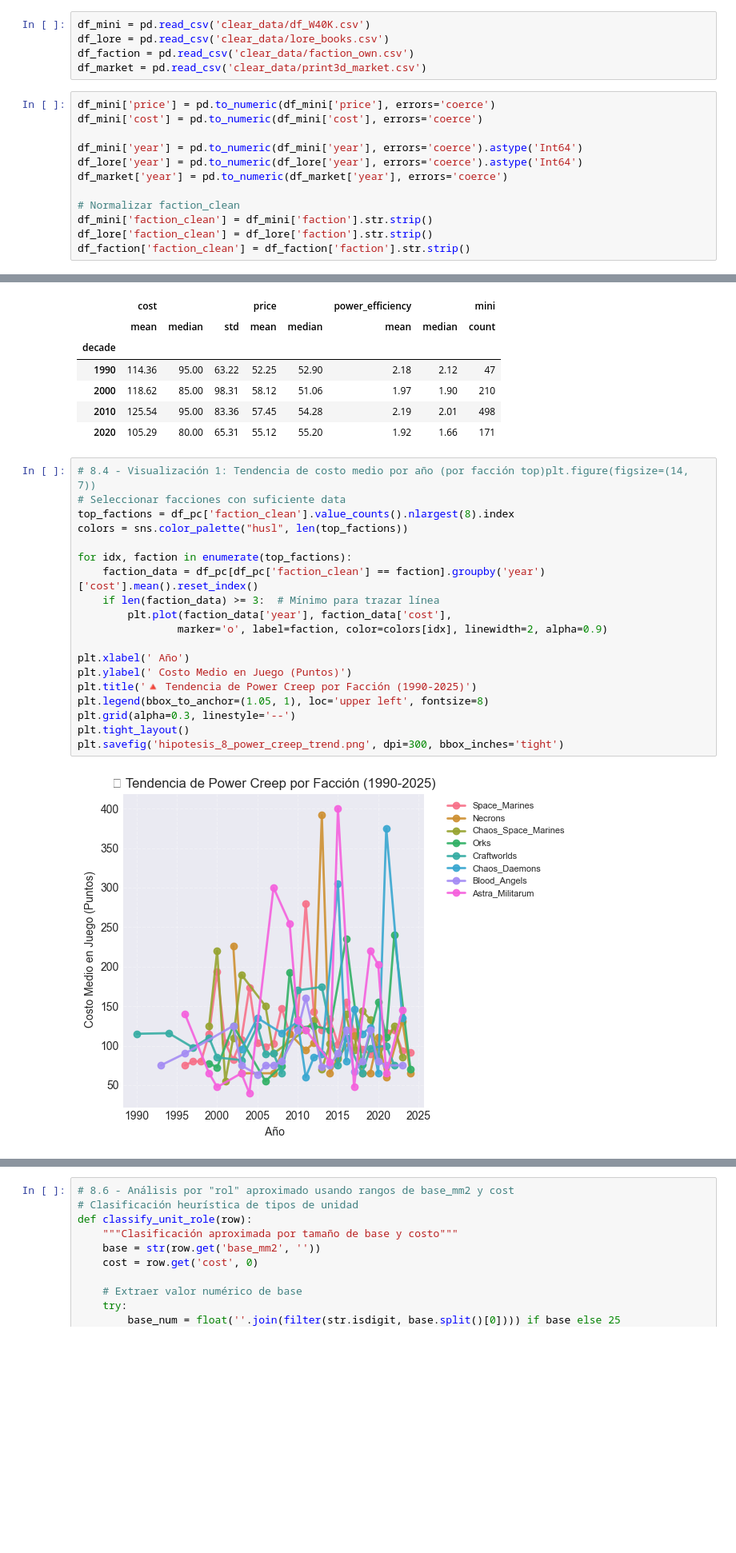
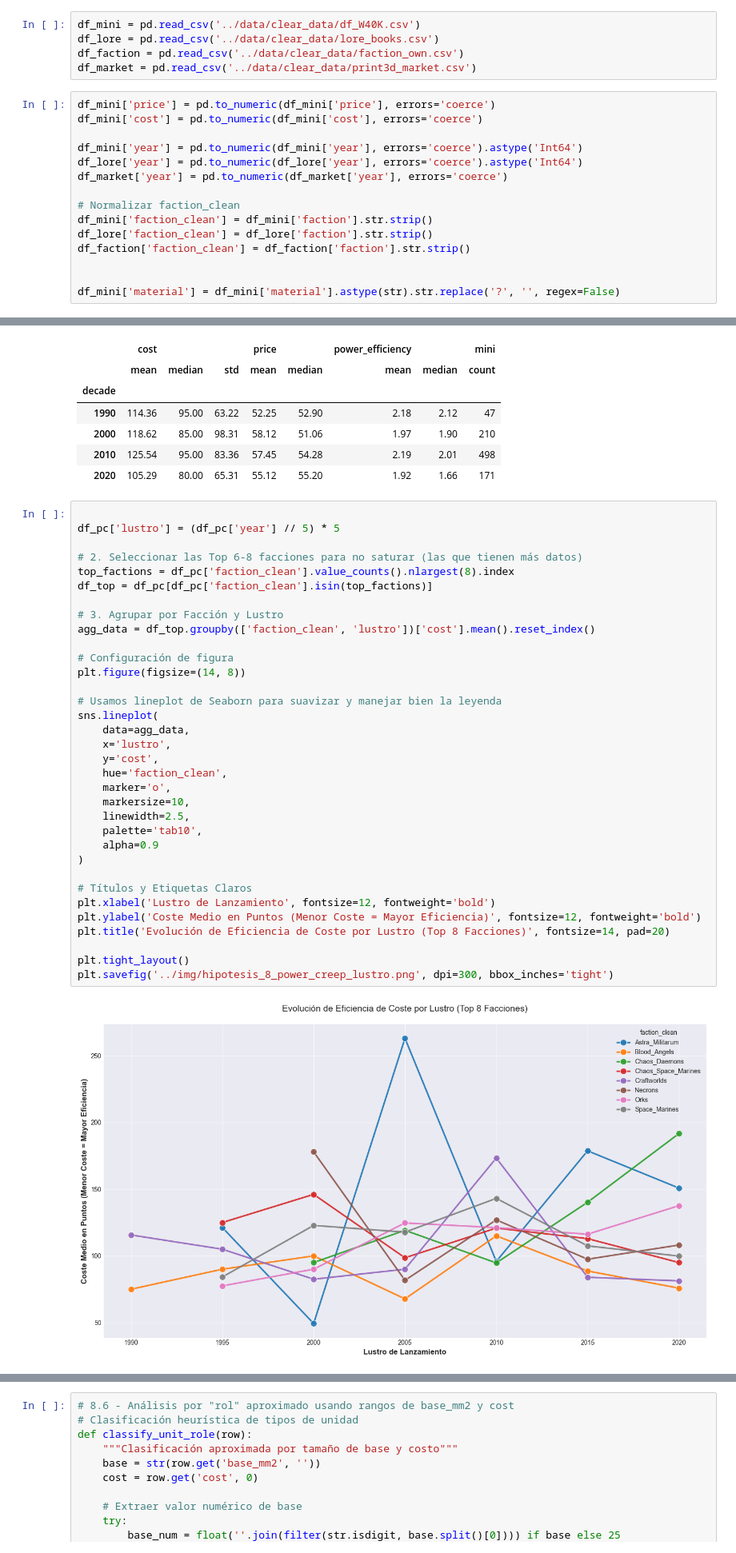
Before and after one commit to Varushet/EDA, a Jupyter notebook: src/main/EDA_W40K.ipynb, the cells around one changed output, grey strips where cells are left out. Shown at 80% size. Cells and saved outputs as stored; diff of their text form; blank space fills up the shorter version.

```diff
--- a/src/main/EDA_W40K.ipynb
+++ b/src/main/EDA_W40K.ipynb
@@ -15,10 +15,10 @@ sns.set_palette("husl")
 pd.set_option('display.max_columns', None)
 pd.set_option('display.float_format', lambda x: f'{x:.2f}')
 # %%
-df_mini = pd.read_csv('clear_data/df_W40K.csv')
-df_lore = pd.read_csv('clear_data/lore_books.csv')
-df_faction = pd.read_csv('clear_data/faction_own.csv')
-df_market = pd.read_csv('clear_data/print3d_market.csv')
+df_mini = pd.read_csv('../data/clear_data/df_W40K.csv')
+df_lore = pd.read_csv('../data/clear_data/lore_books.csv')
+df_faction = pd.read_csv('../data/clear_data/faction_own.csv')
+df_market = pd.read_csv('../data/clear_data/print3d_market.csv')
 # %%
 df_mini['price'] = pd.to_numeric(df_mini['price'], errors='coerce')
 df_mini['cost'] = pd.to_numeric(df_mini['cost'], errors='coerce')
@@ -31,6 +31,9 @@ df_market['year'] = pd.to_numeric(df_market['year'], errors='coerce')
 df_mini['faction_clean'] = df_mini['faction'].str.strip()
 df_lore['faction_clean'] = df_lore['faction'].str.strip()
 df_faction['faction_clean'] = df_faction['faction'].str.strip()
+
+
+df_mini['material'] = df_mini['material'].astype(str).str.replace('?', '', regex=False)
 # %%
 print(f" Miniaturas: {df_mini.shape}")
 print(f" Libros Lore: {df_lore.shape}")
@@ -989,24 +1246,39 @@ decade_stats
 | 2010 | 125.54 | 95.00 | 83.36 | 57.45 | 54.28 | 2.19 | 2.01 | 498 |
 | 2020 | 105.29 | 80.00 | 65.31 | 55.12 | 55.20 | 1.92 | 1.66 | 171 |
 # %%
-# 8.4 - Visualización 1: Tendencia de costo medio por año (por facción top)plt.figure(figsize=(14, 7))
-# Seleccionar facciones con suficiente data
+
+df_pc['lustro'] = (df_pc['year'] // 5) * 5
+
+# 2. Seleccionar las Top 6-8 facciones para no saturar (las que tienen más datos)
 top_factions = df_pc['faction_clean'].value_counts().nlargest(8).index
-colors = sns.color_palette("husl", len(top_factions))
+df_top = df_pc[df_pc['faction_clean'].isin(top_factions)]
 
-for idx, faction in enumerate(top_factions):
-    faction_data = df_pc[df_pc['faction_clean'] == faction].groupby('year')['cost'].mean().reset_index()
-    if len(faction_data) >= 3:  # Mínimo para trazar línea
-        plt.plot(faction_data['year'], faction_data['cost'],
-                marker='o', label=faction, color=colors[idx], linewidth=2, alpha=0.9)
+# 3. Agrupar por Facción y Lustro
+agg_data = df_top.groupby(['faction_clean', 'lustro'])['cost'].mean().reset_index()
 
-plt.xlabel(' Año')
-plt.ylabel(' Costo Medio en Juego (Puntos)')
-plt.title('🔺 Tendencia de Power Creep por Facción (1990-2025)')
-plt.legend(bbox_to_anchor=(1.05, 1), loc='upper left', fontsize=8)
-plt.grid(alpha=0.3, linestyle='--')
+# Configuración de figura
+plt.figure(figsize=(14, 8))
+
+# Usamos lineplot de Seaborn para suavizar y manejar bien la leyenda
+sns.lineplot(
+    data=agg_data,
+    x='lustro',
+    y='cost',
+    hue='faction_clean',
+    marker='o',
+    markersize=10,
+    linewidth=2.5,
+    palette='tab10',
+    alpha=0.9
+)
+
+# Títulos y Etiquetas Claros
+plt.xlabel('Lustro de Lanzamiento', fontsize=12, fontweight='bold')
+plt.ylabel('Coste Medio en Puntos (Menor Coste = Mayor Eficiencia)', fontsize=12, fontweight='bold')
+plt.title('Evolución de Eficiencia de Coste por Lustro (Top 8 Facciones)', fontsize=14, pad=20)
+
 plt.tight_layout()
-plt.savefig('hipotesis_8_power_creep_trend.png', dpi=300, bbox_inches='tight')
+plt.savefig('../img/hipotesis_8_power_creep_lustro.png', dpi=300, bbox_inches='tight')
 # %% [output]
-[figure, old version]
+[figure, new version]
 # %%
```
Also changed, not shown: parts of 44 cells of this notebook, 41 other files.
